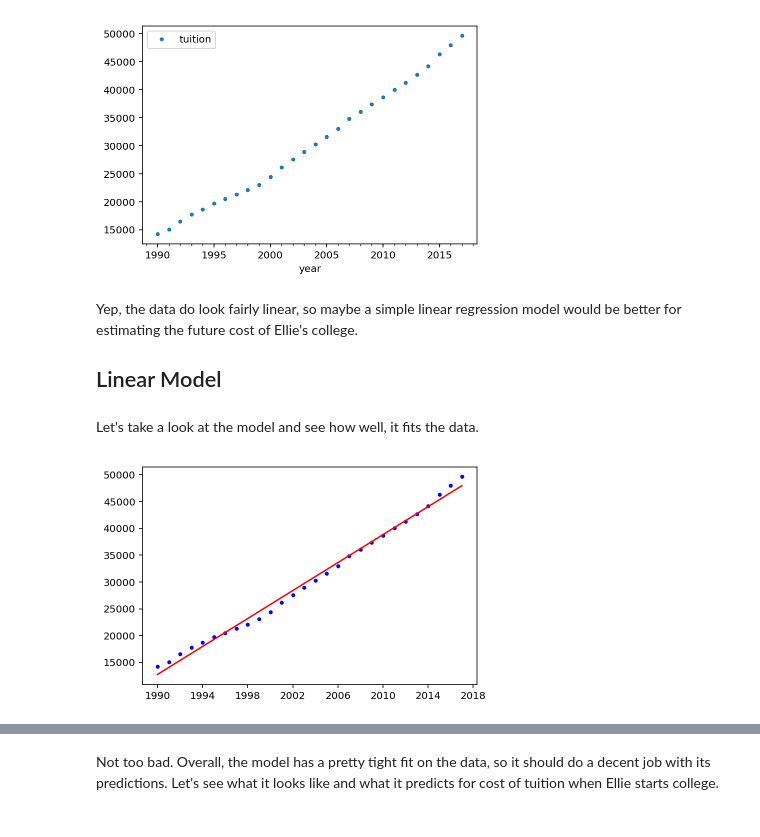
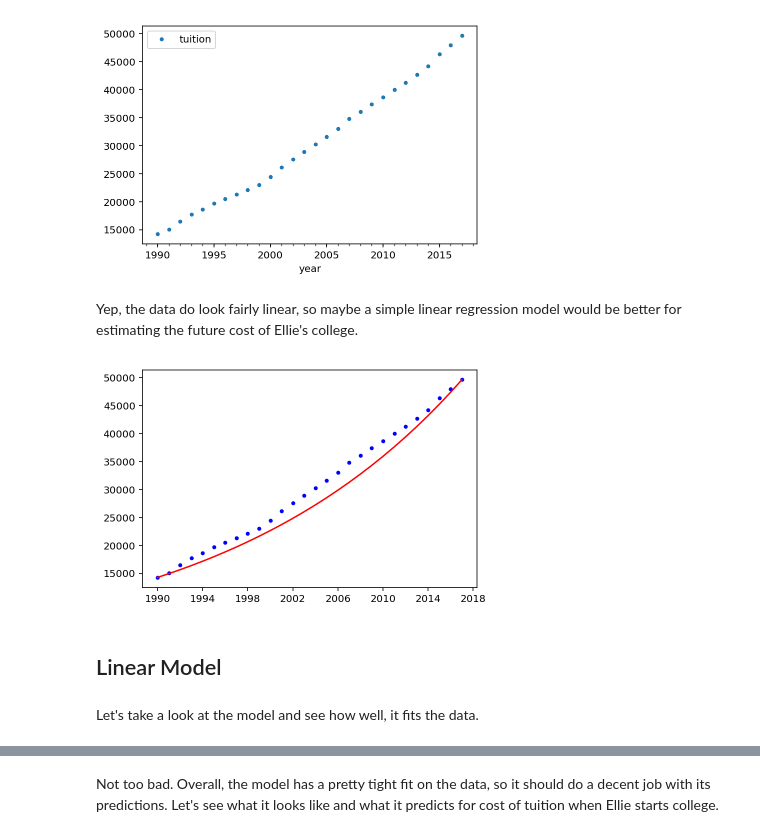
Before and after one commit to croach/blog, a Jupyter notebook: content/data_science_for_dads/Data Science for Dads (and Moms).ipynb, the cells around one changed output, grey strips where cells are left out. Saved outputs shown, nothing was run; the diff lists cells and outputs as text; code cells hidden in the pictures.

```diff
--- a/content/data_science_for_dads/Data Science for Dads (and Moms).ipynb
+++ b/content/data_science_for_dads/Data Science for Dads (and Moms).ipynb
@@ -95,11 +108,15 @@ First, I'm going to calculate the average rate of increase by taking the geometr
 # yearly_rate_hikes = historical_amts['tuition'].pct_change()[1:]
 # avg_tuition_increase = gmean(yearly_rate_hikes + 1) - 1
 
-num_years_past = historical_amts.index[-1].year - historical_amts.index[0].year
-total_tuition_increase = historical_amts.iloc[-1]['tuition']/historical_amts.iloc[0]['tuition']
-avg_tuition_increase = total_tuition_increase**(1/num_years_past) - 1
+def calc_avg_tuition_increase(data):
+    """Calculates the average tuition increase based on the given dataset
+    """
+    num_years_past = data.index[-1].year - data.index[0].year
+    total_tuition_increase = data.iloc[-1]['tuition']/data.iloc[0]['tuition']
+    avg_tuition_increase = total_tuition_increase**(1/num_years_past) - 1
+    return avg_tuition_increase
 
-print('{:.2f}%'.format(avg_tuition_increase * 100))
+print('{:.2f}%'.format(calc_avg_tuition_increase(historical_amts) * 100))
 # %% [output]
 4.72%
 # %% [markdown]
@@ -265,5 +311,3 @@ historical_amts.plot(style='.');
 [figure]
 # %% [markdown]
 Yep, the data do look fairly linear, so maybe a simple linear regression model would be better for estimating the future cost of Ellie's college.
-
-## Linear Model
@@ -272,0 +314,14 @@ lm = np.poly1d(np.polyfit(historical_amts.index.year,
+# %%
+def plot_fit(historical_data, model):
+    """Plot the model against the historical data to visualize the fit
+    """
+    X = historical_data.index.values
+    y = historical_data.tuition.values
+    y_hat = model(historical_data.index.year)
+    plt.plot(X, y, 'b.', X, y_hat, 'r-');
+
+plot_fit(historical_amts, cm)
+# %% [output]
+[figure, added]
+# %% [markdown]
+## Linear Model
@@ -273,14 +337,2 @@ lm = np.poly1d(np.polyfit(historical_amts.index.year,
 # %% [markdown]
 Let's take a look at the model and see how well, it fits the data.
-# %%
-def plot_fit(historical_data, model):
-    """Plot the model against the historical data to visualize the fit
-    """
-    X = historical_data.index.values
-    y = historical_data.tuition.values
-    y_hat = model(historical_data.index.year)
-    plt.plot(X, y, 'b.', X, y_hat, 'r-');
-
-plot_fit(historical_amts, lm)
-# %% [output]
-[figure, removed]
```
Also changed, not shown: parts of 29 cells of this notebook.
